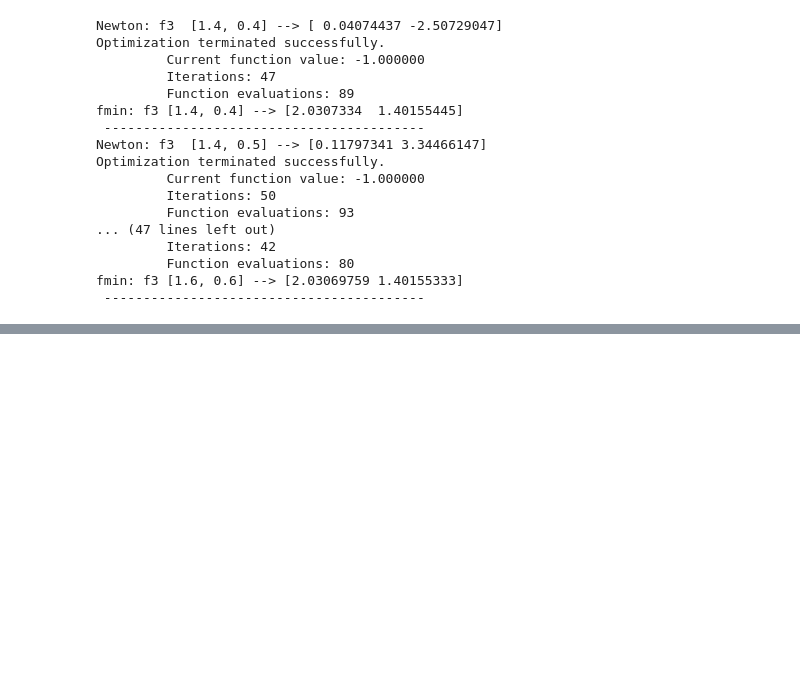
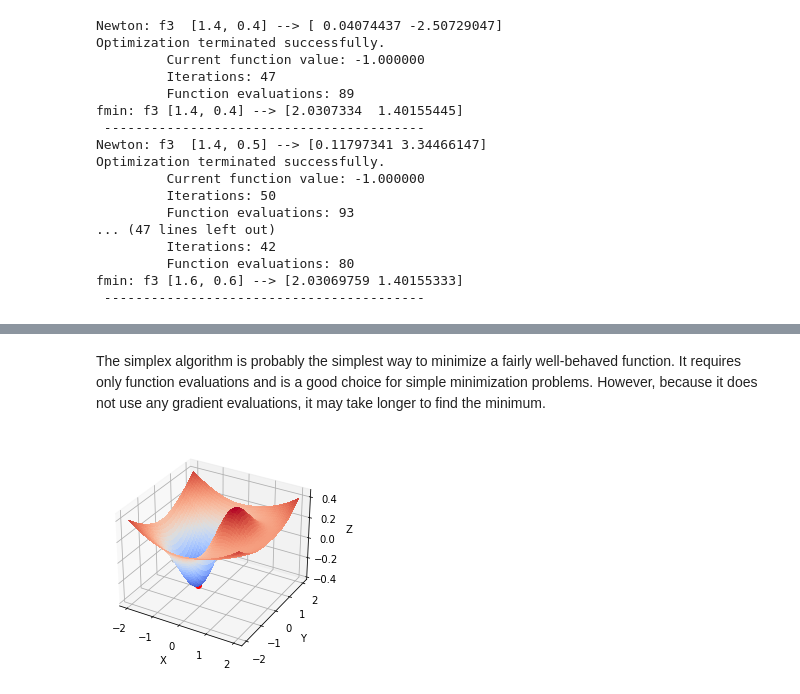
Before and after one commit to OleBo/MathSo, a Jupyter notebook: notebooks/Optimisation.ipynb, the cells around one changed output, grey strips where cells are left out. Cells and saved outputs as stored; diff of their text form; code cells hidden in the pictures; blank space fills up the shorter version.

```diff
--- a/notebooks/Optimisation.ipynb
+++ b/notebooks/Optimisation.ipynb
@@ -392,0 +517,2 @@ fmin: f3 [1.6, 0.6] --> [2.03069759 1.40155333]
+# %%
+F = lambda x : f(x[0], x[1])
@@ -392,0 +525,18 @@ fmin: f3 [1.6, 0.6] --> [2.03069759 1.40155333]
+# %%
+from scipy.optimize import minimize
+
+Nfeval = 1
+
+def callbackF(Xi):
+    global Nfeval
+    print('{0:4d}   {1: 3.6f}   {2: 3.6f}   {3: 3.6f}'.format(Nfeval, Xi[0], Xi[1], F(Xi)))
+    Nfeval += 1
+
+print('{0:4s}   {1:9s}   {2:9s}   {3:9s}'.format('Iter', ' X1', ' X2', 'F(X)'))
+x0 = np.array([-.5, 0]);
+res = minimize(F,
+               x0,
+               callback=callbackF,
+               method='nelder-mead',
+               options={'xatol': 1e-8, 'disp': True})
+res.x
@@ -392,0 +562,26 @@ fmin: f3 [1.6, 0.6] --> [2.03069759 1.40155333]
+# %% [markdown]
+The simplex algorithm is probably the simplest way to minimize a fairly well-behaved function. It requires only function evaluations and is a good choice for simple minimization problems. However, because it does not use any gradient evaluations, it may take longer to find the minimum.
+# %%
+fig = plt.figure()
+ax = fig.gca(projection='3d')
+
+# Make data.
+X = np.linspace(-2, 2, 50)
+Y = np.linspace(-2, 2, 50)
+X, Y = np.meshgrid(X, Y)
+Z = f(X,Y)
+
+# Plot the surface.
+surf = ax.plot_surface(X, Y, Z, cmap=cm.coolwarm,
+                       linewidth=0, antialiased=False)
+
+opt = ax.plot3D(res.x[0],res.x[1],F(res.x),'ro')
+
+# Customize the axis.
+ax.set_xlabel('X')
+ax.set_ylabel('Y')
+ax.set_zlabel('Z')
+
+plt.show()
+# %% [output]
+[figure, added]
```
Also changed, not shown: parts of 50 cells of this notebook.
